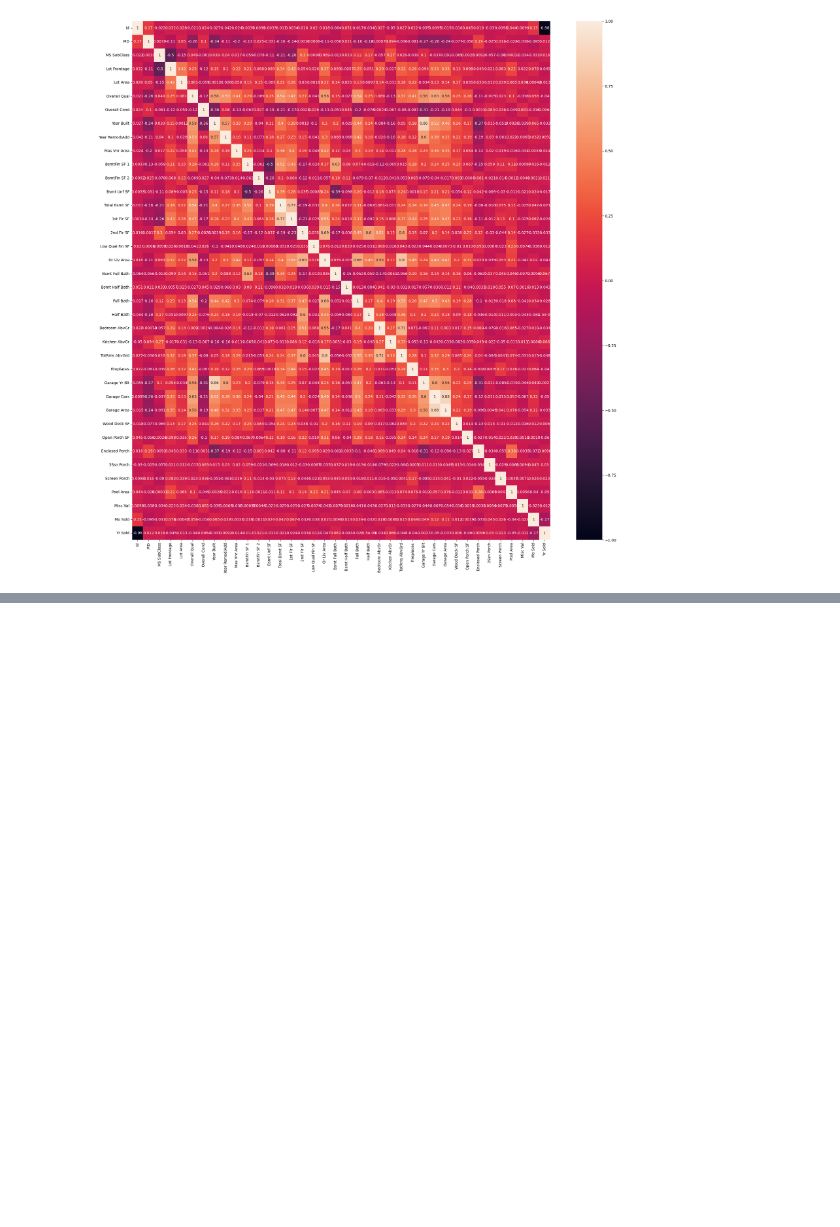
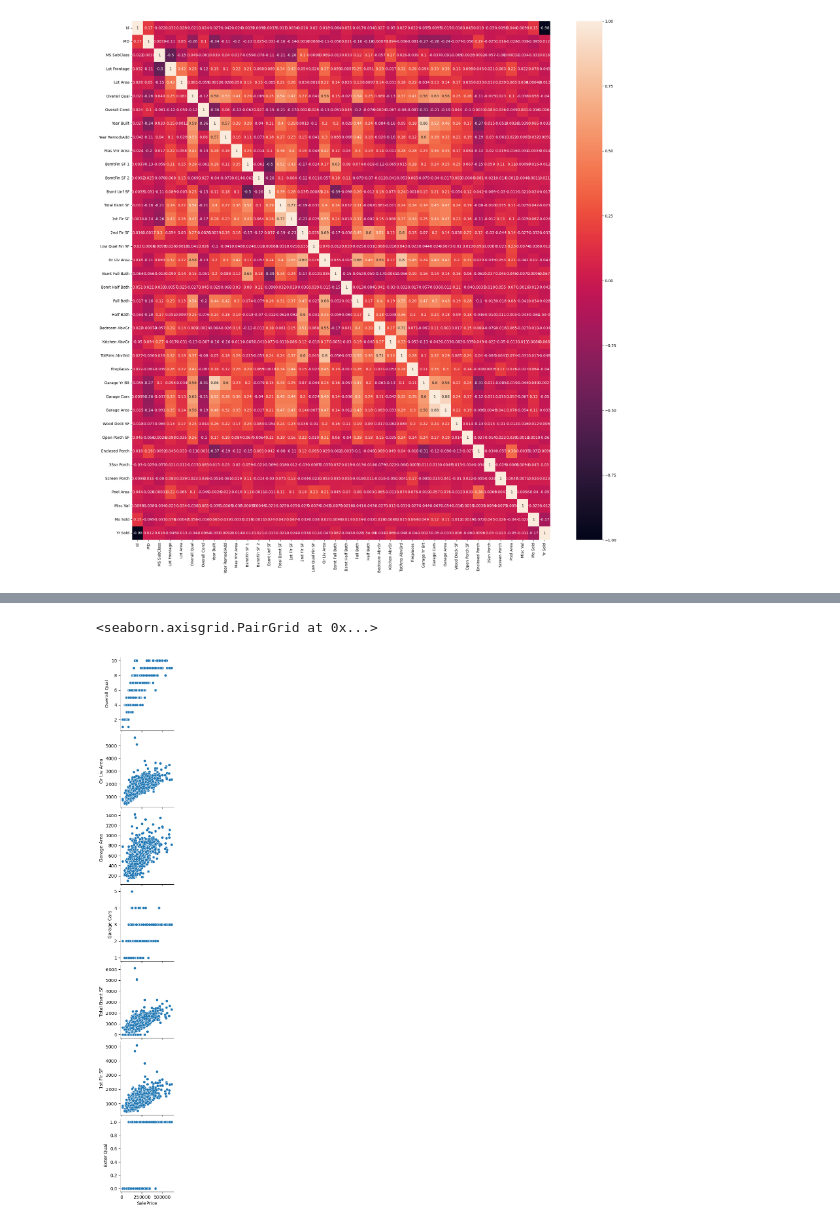
Before and after one commit to BenjaminRocco/GA_Project_2, a Jupyter notebook: KagSub1.ipynb, the cells around one changed output, grey strips where cells are left out. Drawn from its saved outputs; the diff is of its cells as text; code cells hidden in the pictures; blank space fills up the shorter version.

```diff
--- a/KagSub1.ipynb
+++ b/KagSub1.ipynb
@@ -140,0 +149,3 @@ df.hist(figsize = (25, 25));
+# %%
+df['After 2000'] = (df['Year Built'] >= 2000) | (df['Year Remod/Add'] >= 2000)
+df['After 2000'].value_counts()
@@ -198,0 +202,6 @@ Name: count, dtype: int64
+# %%
+# Assuming df is your DataFrame
+df['Exter Qual'] = df['Exter Qual'].isin(['Gd', 'Ex'])
+
+# Convert boolean values to 1 and 0
+df['Exter Qual'] = df['Exter Qual'].astype(int)
@@ -198,0 +228,5 @@ Name: count, dtype: int64
+# %%
+sns.pairplot(df, y_vars = ['Overall Qual', 'Gr Liv Area', 'Garage Area', 'Garage Cars','Total Bsmt SF','1st Flr SF','Exter Qual'], x_vars = ['SalePrice'])
+# %% [output]
+<seaborn.axisgrid.PairGrid at 0x...>
+[figure, added]
```
Also changed, not shown: parts of 40 cells of this notebook.
